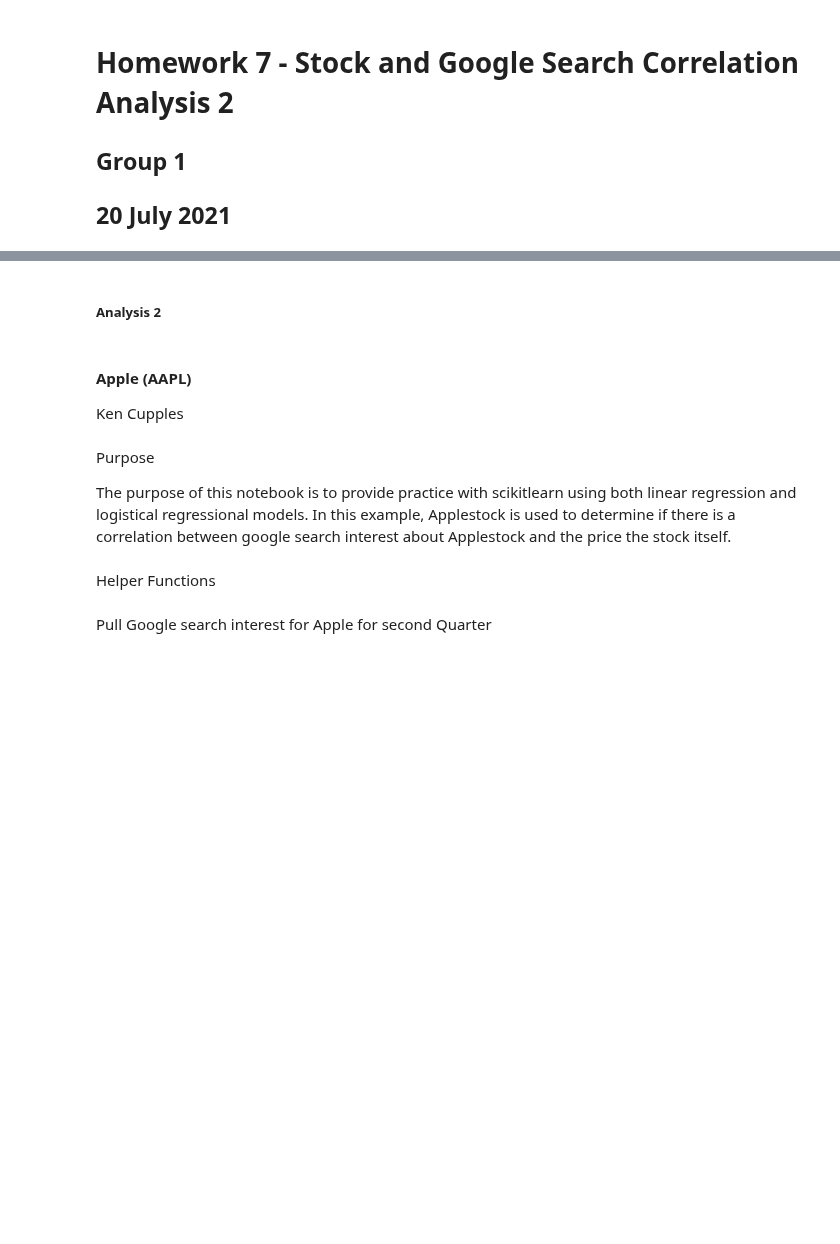
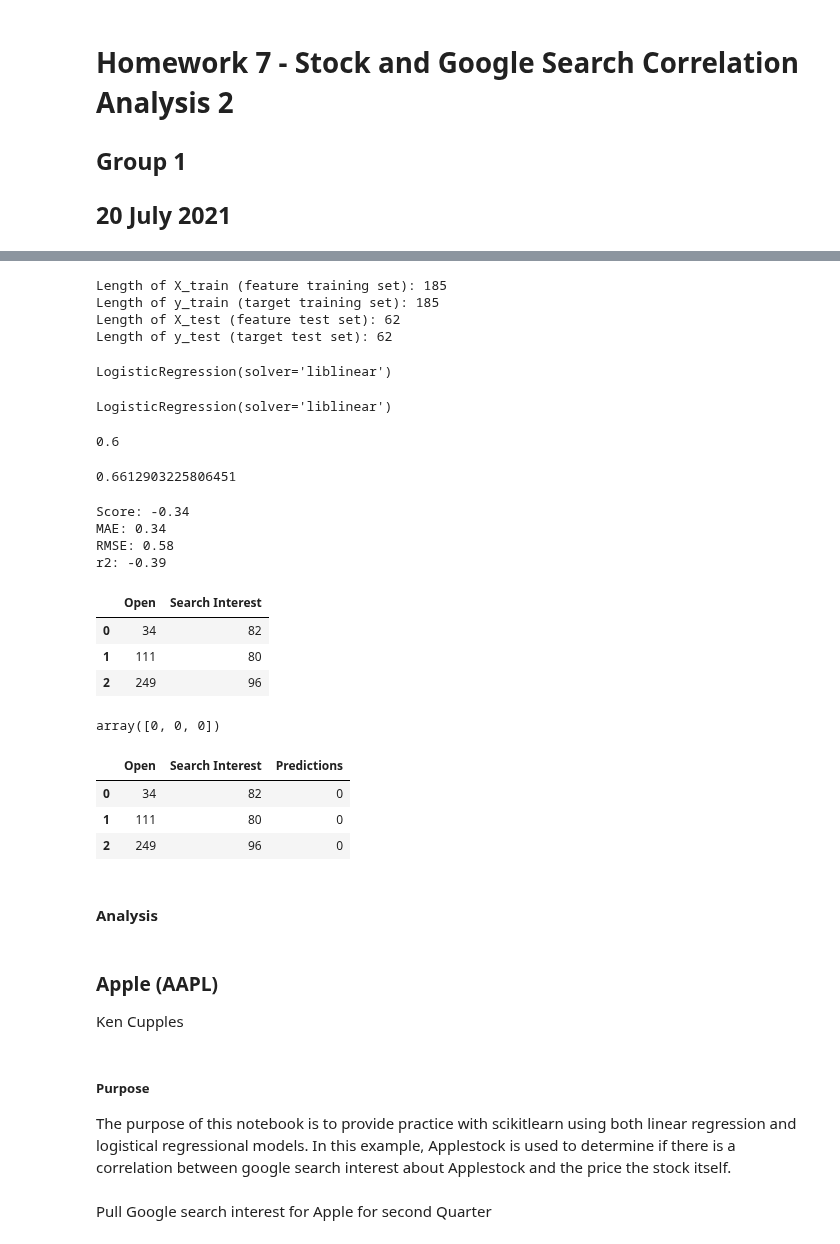
Before and after one commit to atlas125gev/StockProject, a Jupyter notebook: Homework7/Homework7.Final.ipynb, the cells around one changed output, grey strips where cells are left out. Drawn from its saved outputs; the diff is of its cells as text; code cells hidden in the pictures; blank space fills up the shorter version.

```diff
--- a/Homework7/Homework7.Final.ipynb
+++ b/Homework7/Homework7.Final.ipynb
@@ -161,11 +296,69 @@ print(f"Length of y_test (target test set): {len(y_test)}")
+# %%
+# Set training and test sets
+X_train, X_test, y_train, y_test = train_test_split(X, y, test_size=0.25)
+
+print(f"Length of X_train (feature training set): {len(X_train)}")
+print(f"Length of y_train (target training set): {len(y_train)}")
+print(f"Length of X_test (feature test set): {len(X_test)}")
+print(f"Length of y_test (target test set): {len(y_test)}")
+# %% [output]
+Length of X_train (feature training set): 185
+Length of y_train (target training set): 185
+Length of X_test (feature test set): 62
+Length of y_test (target test set): 62
+# %%
+lr = LogisticRegression(solver="liblinear")
+lr
+# %% [output]
+LogisticRegression(solver='liblinear')
+# %%
+lr.fit(X_train, y_train)
+# %% [output]
+LogisticRegression(solver='liblinear')
+# %%
+lr.score(X_train, y_train)
+# %% [output]
+0.6
+# %%
+lr.score(X_test, y_test)
+# %% [output]
+0.6612903225806451
+# %%
+predictions = lr.predict(X_test)
+PrintMetricsClassiffication(y_test, predictions)
+# %% [output]
+Score: -0.34
+MAE: 0.34
+RMSE: 0.58
+r2: -0.39
+# %%
+# Get predictor data based of X and convert to dataframe
+sampleGME = pd.DataFrame.from_dict(prepareDataForPredictions(X))
+sampleGME
+# %% [output]
+|  | Open | Search Interest |
+| 0 | 34 | 82 |
+| 1 | 111 | 80 |
+| 2 | 249 | 96 |
+# %%
+predictions = lr.predict(sampleGME)
+predictions
+# %% [output]
+array([0, 0, 0])
+# %%
+sampleGME_predicted = sampleGME.copy()
+sampleGME_predicted['Predictions'] = predictions
+sampleGME_predicted
+# %% [output]
+|  | Open | Search Interest | Predictions |
+| 0 | 34 | 82 | 0 |
+| 1 | 111 | 80 | 0 |
+| 2 | 249 | 96 | 0 |
 # %% [markdown]
-##### Analysis 2
+#### Analysis
 # %% [markdown]
-#### Apple (AAPL)
+### Apple (AAPL)
 Ken Cupples
 # %% [markdown]
-Purpose
-
+##### Purpose
 The purpose of this notebook is to provide practice with scikitlearn using both linear regression and logistical regressional models.  In this example, Applestock is used to determine if there is a correlation between google search interest about Applestock and the price the stock itself.
-# %% [markdown]
-Helper Functions
```
Also changed, not shown: parts of 126 cells of this notebook, 2 other files.
